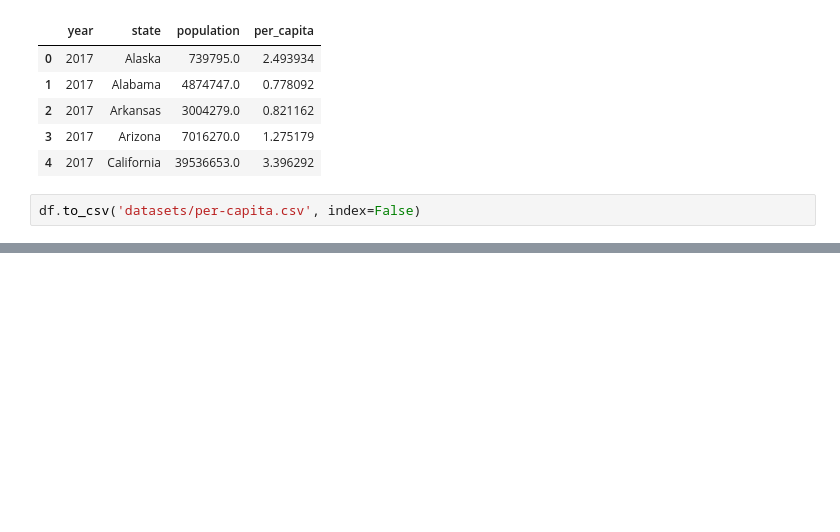
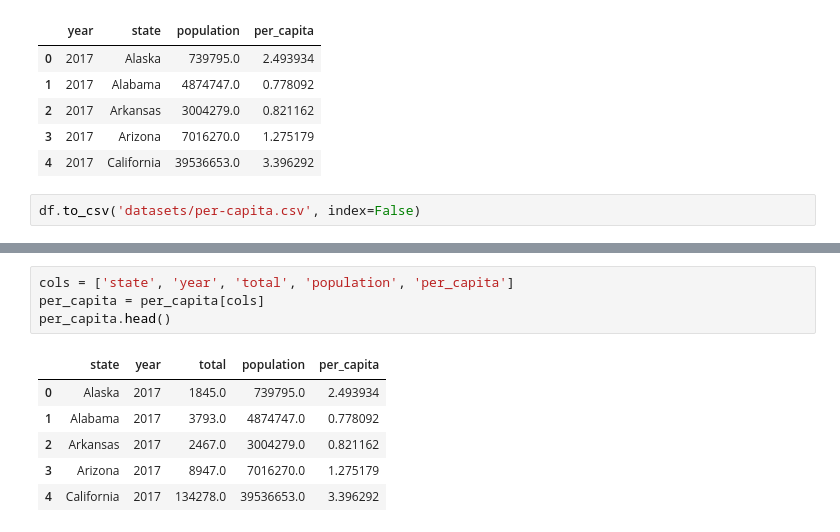
Before and after one commit to rebeccaebarnes/Homelessness, a Jupyter notebook: homelessness-working.ipynb, the cells around one changed output, grey strips where cells are left out. Drawn from its saved outputs; the diff is of its cells as text; blank space fills up the shorter version.

```diff
--- a/homelessness-working.ipynb
+++ b/homelessness-working.ipynb
@@ -1330,0 +1581,11 @@ df.to_csv('datasets/per-capita.csv', index=False)
+# %%
+cols = ['state', 'year', 'total', 'population', 'per_capita']
+per_capita = per_capita[cols]
+per_capita.head()
+# %% [output]
+|  | state | year | total | population | per_capita |
+| 0 | Alaska | 2017 | 1845.0 | 739795.0 | 2.493934 |
+| 1 | Alabama | 2017 | 3793.0 | 4874747.0 | 0.778092 |
+| 2 | Arkansas | 2017 | 2467.0 | 3004279.0 | 0.821162 |
+| 3 | Arizona | 2017 | 8947.0 | 7016270.0 | 1.275179 |
+| 4 | California | 2017 | 134278.0 | 39536653.0 | 3.396292 |
```
Also changed, not shown: parts of 34 cells of this notebook.
